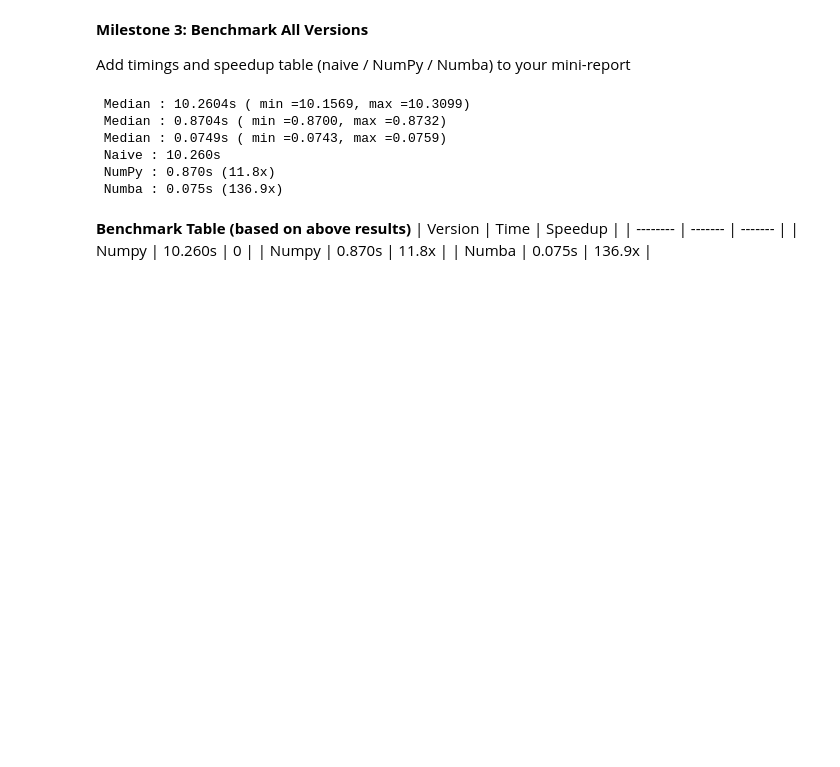
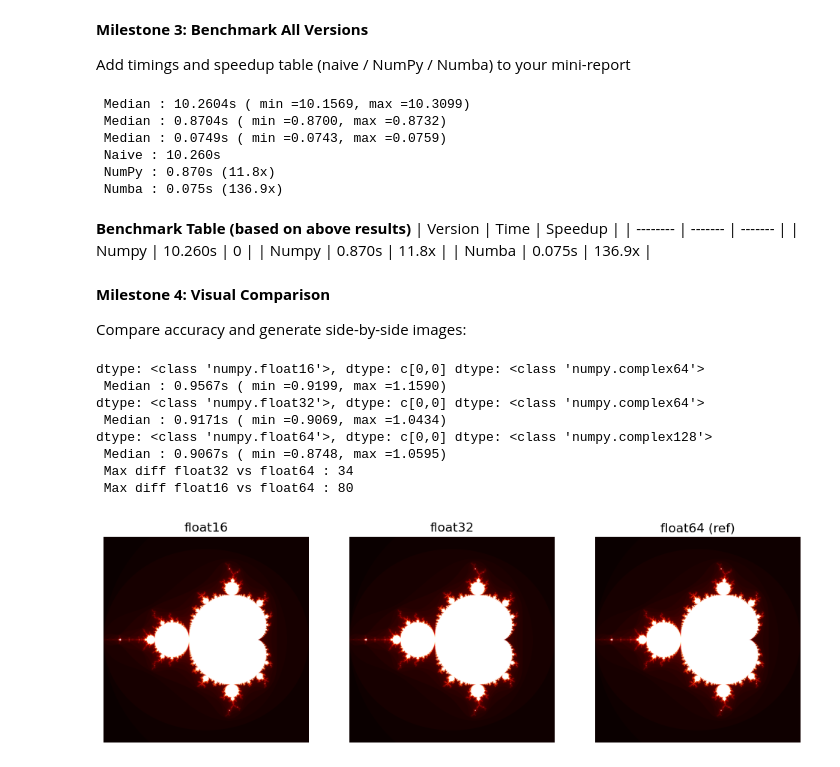
Before and after one commit to NDS8-TCP/nsc-kim, a Jupyter notebook: MP1-KN.ipynb, the cells around one changed output. Saved outputs shown, nothing was run; the diff lists cells and outputs as text; code cells hidden in the pictures; blank space fills up the shorter version.

Commit message:
Completed Milestone 4: Add Data Type Section to Mini-Report and added results and answers to mini-report jupyter notebook

```diff
--- a/MP1-KN.ipynb
+++ b/MP1-KN.ipynb
@@ -692,3 +692,30 @@ print (f" Numba : { t_numba :.3f}s ({ t_naive / t_numba :.1f}x)")
 | Numpy  | 10.260s | 0 |
 | Numpy  | 0.870s | 11.8x |
 | Numba  | 0.075s | 136.9x |
+# %% [markdown]
+**Milestone 4: Visual Comparison**
+
+Compare accuracy and generate side-by-side images:
+# %%
+_, r16 = benchmark ( mandelbrot_hybrid, create_grid(1024, 1024, dtype=np.float16), n_runs=10)
+_, r32 = benchmark ( mandelbrot_hybrid, create_grid(1024, 1024, dtype=np.float32), n_runs=10)
+_, r64 = benchmark ( mandelbrot_hybrid, create_grid(1024, 1024, dtype=np.float64), n_runs=10)
+
+fig, axes = plt.subplots(1 , 3, figsize=(12 , 4))
+for ax, result, title in zip ( axes, [r16 , r32 , r64], ['float16', 'float32', 'float64 (ref)']):
+    ax.imshow(result, cmap ='hot')
+    ax.set_title(title); ax.axis ('off')
+
+plt.savefig('precision_comparison.pdf', dpi=600)
+print (f" Max diff float32 vs float64 : {np.abs(r32 - r64).max()}")
+print (f" Max diff float16 vs float64 : {np.abs(r16 - r64).max()}")
+# %% [output]
+dtype: <class 'numpy.float16'>, dtype: c[0,0] dtype: <class 'numpy.complex64'>
+ Median : 0.9567s ( min =0.9199, max =1.1590)
+dtype: <class 'numpy.float32'>, dtype: c[0,0] dtype: <class 'numpy.complex64'>
+ Median : 0.9171s ( min =0.9069, max =1.0434)
+dtype: <class 'numpy.float64'>, dtype: c[0,0] dtype: <class 'numpy.complex128'>
+ Median : 0.9067s ( min =0.8748, max =1.0595)
+ Max diff float32 vs float64 : 34
+ Max diff float16 vs float64 : 80
+[figure, added]
```
Also changed, not shown: parts of 1 cell of this notebook.
